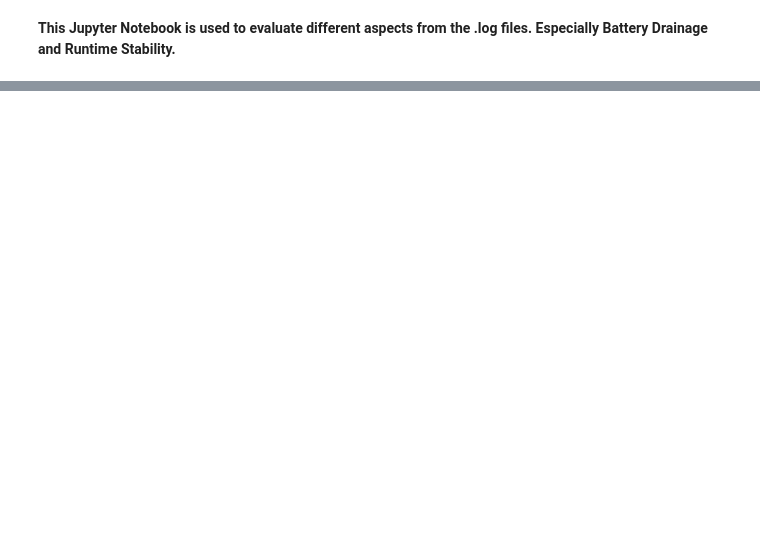
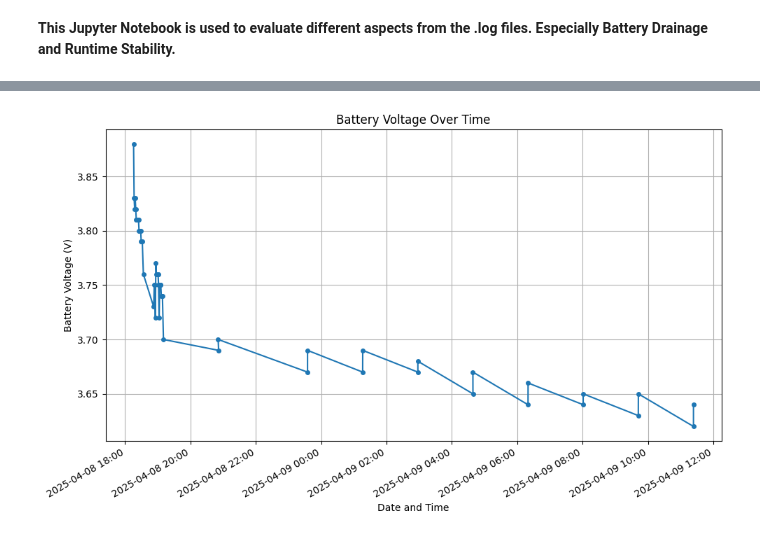
Before and after one commit to mitralabs/coco, a Jupyter notebook: coco/firmware/misc/testing.ipynb, the cells around one changed output, grey strips where cells are left out. Cells and saved outputs as stored; diff of their text form; code cells hidden in the pictures; blank space fills up the shorter version.

```diff
--- a/coco/firmware/misc/testing.ipynb
+++ b/coco/firmware/misc/testing.ipynb
@@ -1306,0 +77,40 @@ plt.show()
+# %%
+import matplotlib.pyplot as plt
+import matplotlib.dates as mdates
+
+def plot_battery_voltage(battery_data):
+    """
+    Plot battery voltage over time from a list of (datetime, voltage) tuples.
+
+    Args:
+        battery_data (list): List of tuples containing (datetime_obj, voltage)
+    """
+    # Unpack the datetime and voltage values from the list of tuples
+    datetimes, voltages = zip(*battery_data)
+
+    # Create the plot
+    plt.figure(figsize=(10, 6))
+    plt.plot(datetimes, voltages, marker='o', linestyle='-', markersize=4)
+
+    # Format the x-axis to show dates nicely
+    plt.gca().xaxis.set_major_formatter(mdates.DateFormatter('%Y-%m-%d %H:%M'))
+    plt.gca().xaxis.set_major_locator(mdates.AutoDateLocator())
+
+    # Add labels and title
+    plt.xlabel('Date and Time')
+    plt.ylabel('Battery Voltage (V)')
+    plt.title('Battery Voltage Over Time')
+    plt.grid(True)
+
+    # Rotate date labels for better readability
+    plt.gcf().autofmt_xdate()
+
+    # Show the plot
+    plt.tight_layout()
+    plt.show()
+# %%
+file_name = "logs/25-04-09_Large.log"
+data_filtered = filter_by_date(get_battery_data(file_name), datetime.datetime(2025, 4, 8))
+plot_battery_voltage(data_filtered)
+# %% [output]
+[figure, added]
```
Also changed, not shown: parts of 26 cells of this notebook, 10 other files.
